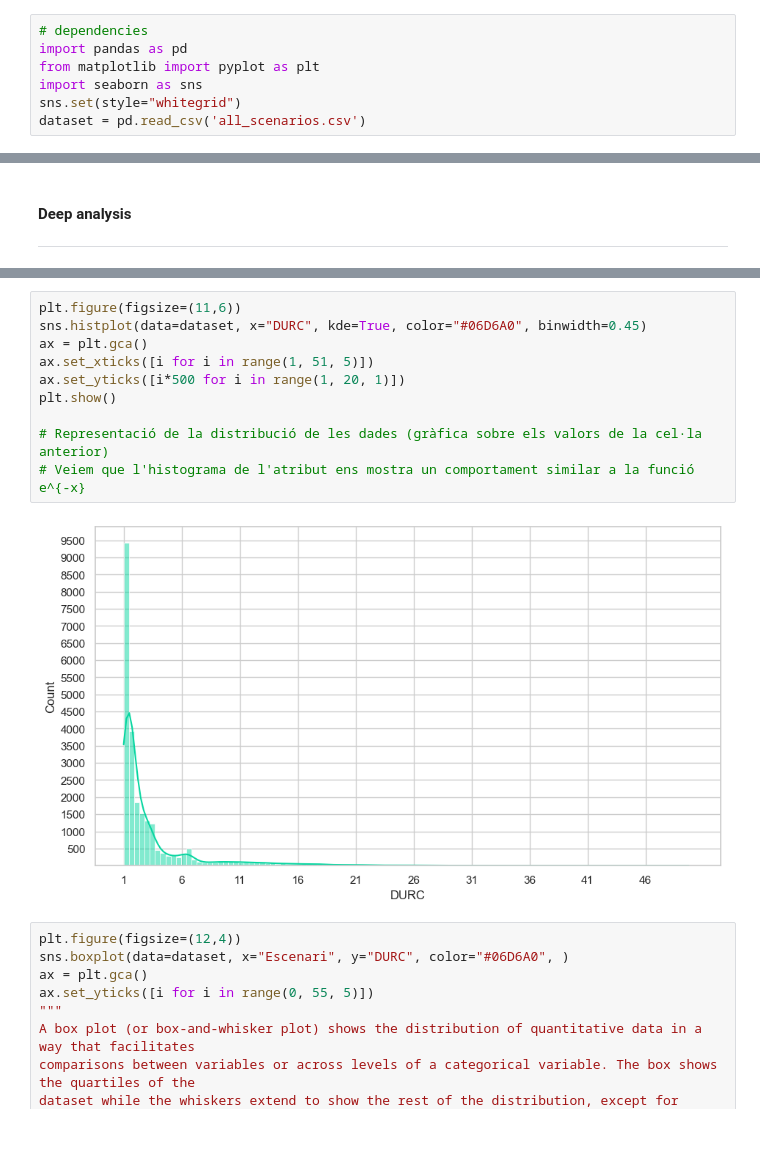
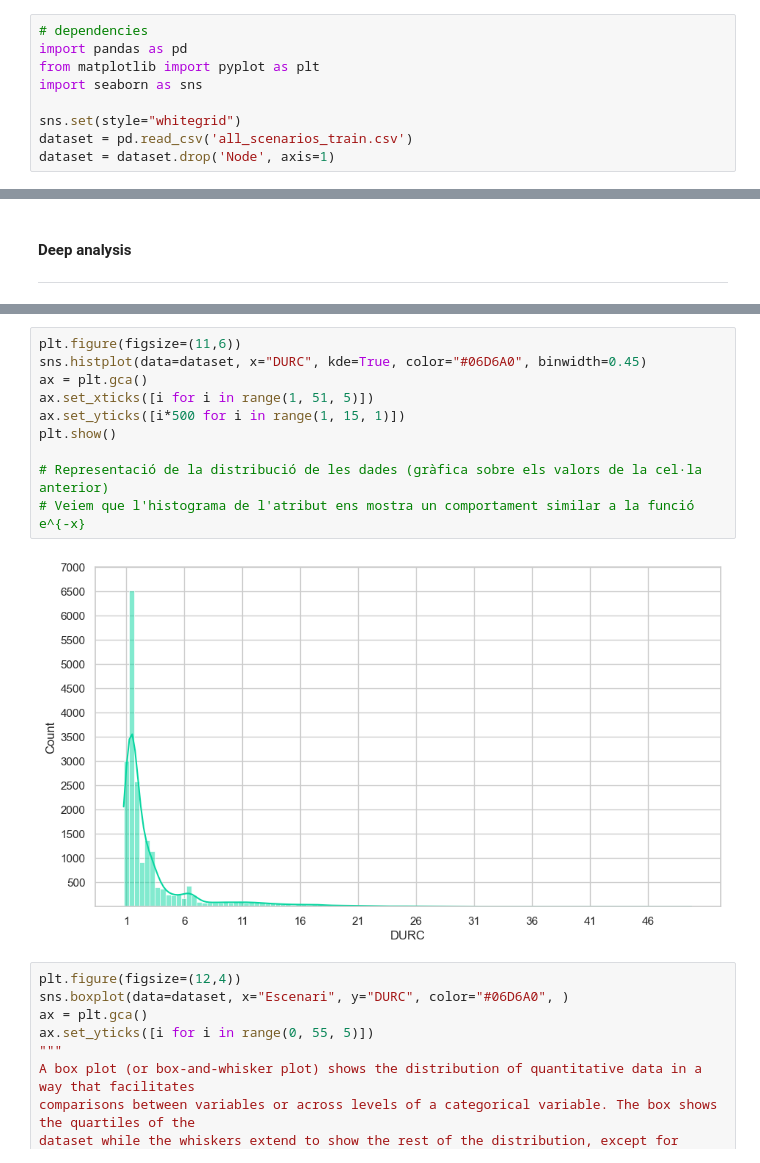
Before and after one commit to mireia-fdezfdez/tfg, a Jupyter notebook: notebooks/exploracio_dades_durc.ipynb, the cells around one changed output, grey strips where cells are left out. Drawn from its saved outputs; the diff is of its cells as text; blank space fills up the shorter version.

```diff
--- a/notebooks/exploracio_dades_durc.ipynb
+++ b/notebooks/exploracio_dades_durc.ipynb
@@ -10,8 +10,10 @@ DURC correspon a #06D6A0
 import pandas as pd
 from matplotlib import pyplot as plt
 import seaborn as sns
+
 sns.set(style="whitegrid")
-dataset = pd.read_csv('all_scenarios.csv')
+dataset = pd.read_csv('all_scenarios_train.csv')
+dataset = dataset.drop('Node', axis=1)
 # %% [markdown]
 #### Correlation
 ***
@@ -51,15 +53,15 @@ dataset[["DURC"]].describe()
 # %%
 plt.figure(figsize=(11,6))
 sns.histplot(data=dataset, x="DURC", kde=True, color="#06D6A0", binwidth=0.45)
 ax = plt.gca()
 ax.set_xticks([i for i in range(1, 51, 5)])
-ax.set_yticks([i*500 for i in range(1, 20, 1)])
+ax.set_yticks([i*500 for i in range(1, 15, 1)])
 plt.show()
 
 # Representació de la distribució de les dades (gràfica sobre els valors de la cel·la anterior)
 # Veiem que l'histograma de l'atribut ens mostra un comportament similar a la funció e^{-x}
 # %% [output]
-[figure, old version]
+[figure, new version]
 # %%
 plt.figure(figsize=(12,4))
 sns.boxplot(data=dataset, x="Escenari", y="DURC", color="#06D6A0", )
```
Also changed, not shown: parts of 4 cells of this notebook, 3 other files.
